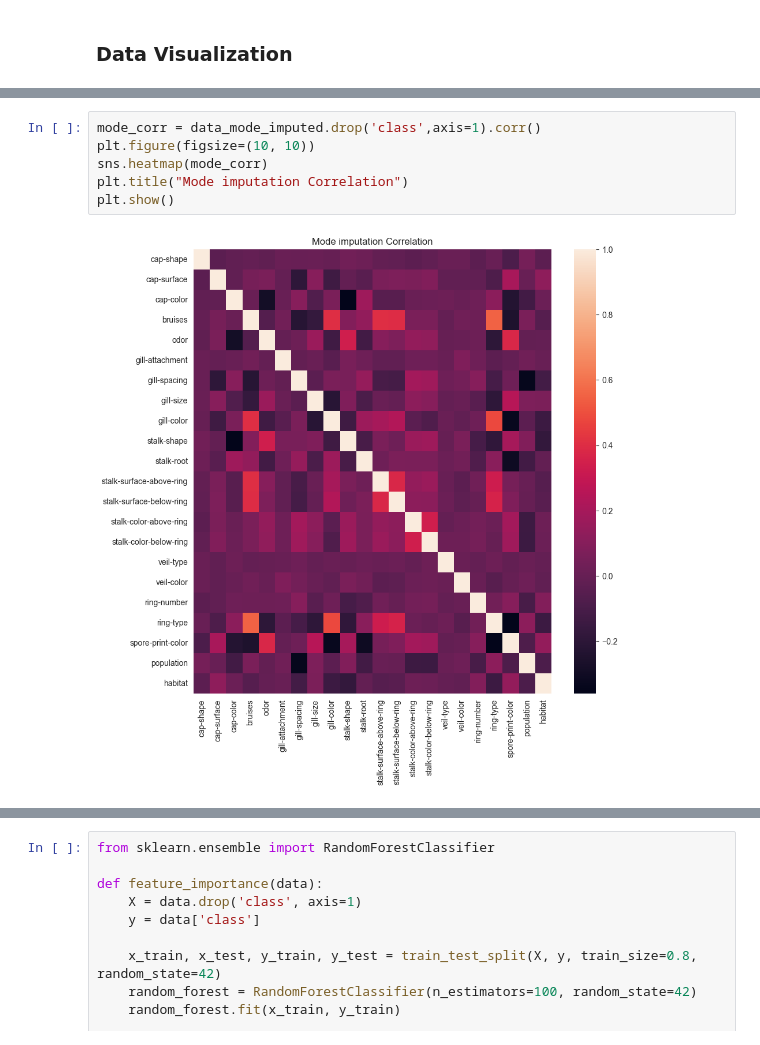
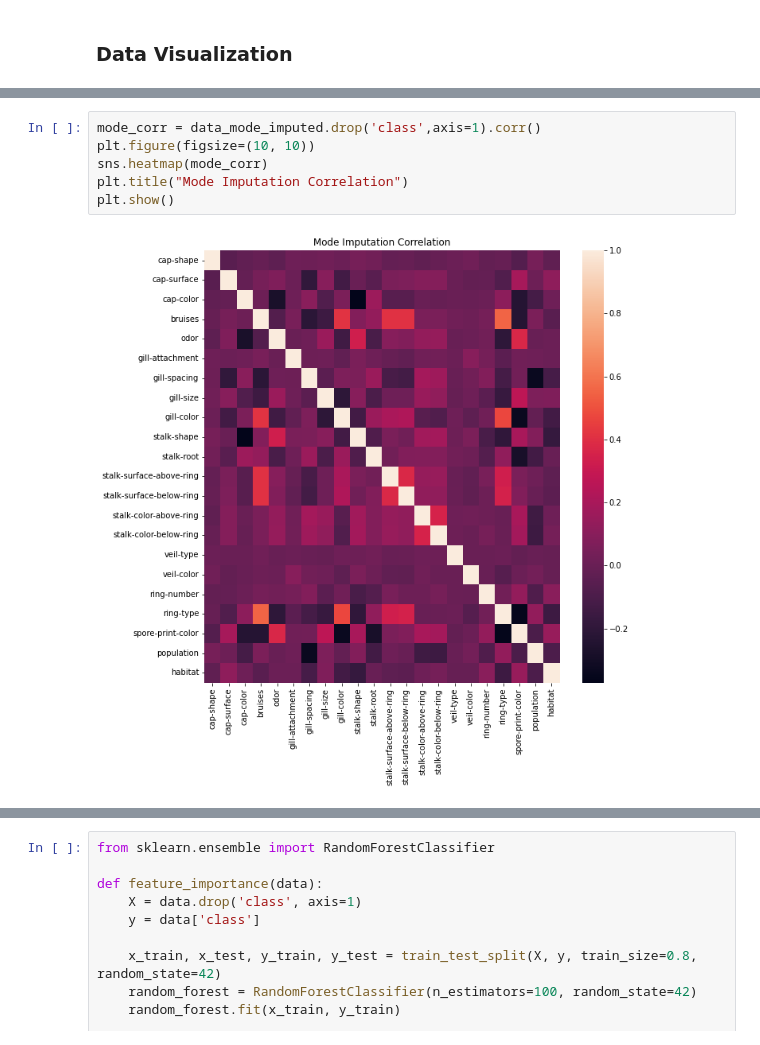
Before and after one commit to JunchiZhu/cse802_project, a Jupyter notebook: training.ipynb, the cells around one changed output, grey strips where cells are left out. Cells and saved outputs as stored; diff of their text form.

```diff
--- a/training.ipynb
+++ b/training.ipynb
@@ -121,11 +121,11 @@ plt.show()
 # %%
 mode_corr = data_mode_imputed.drop('class',axis=1).corr()
 plt.figure(figsize=(10, 10))
 sns.heatmap(mode_corr)
-plt.title("Mode imputation Correlation")
+plt.title("Mode Imputation Correlation")
 plt.show()
 # %% [output]
-[figure, old version]
+[figure, new version]
 # %%
 knn_corr = data_knn_imputed.drop('class',axis=1).corr()
 plt.figure(figsize=(10, 10))
```
Also changed, not shown: parts of 17 cells of this notebook, 1 other file.
